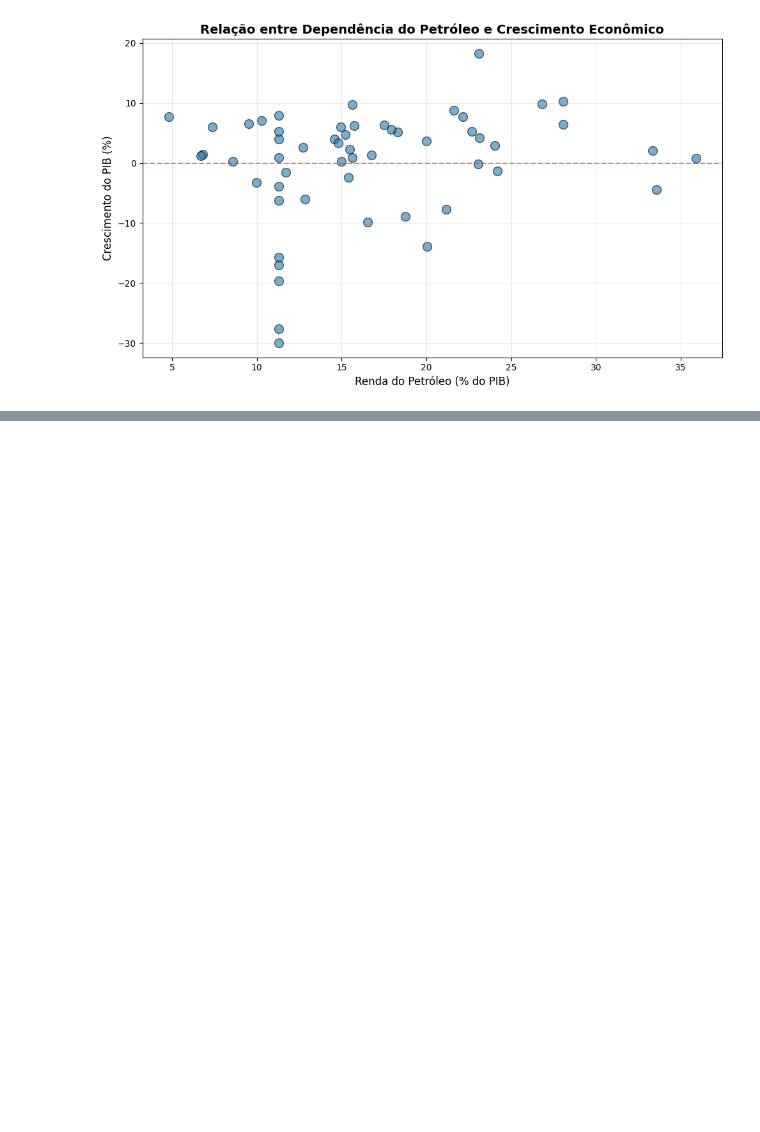
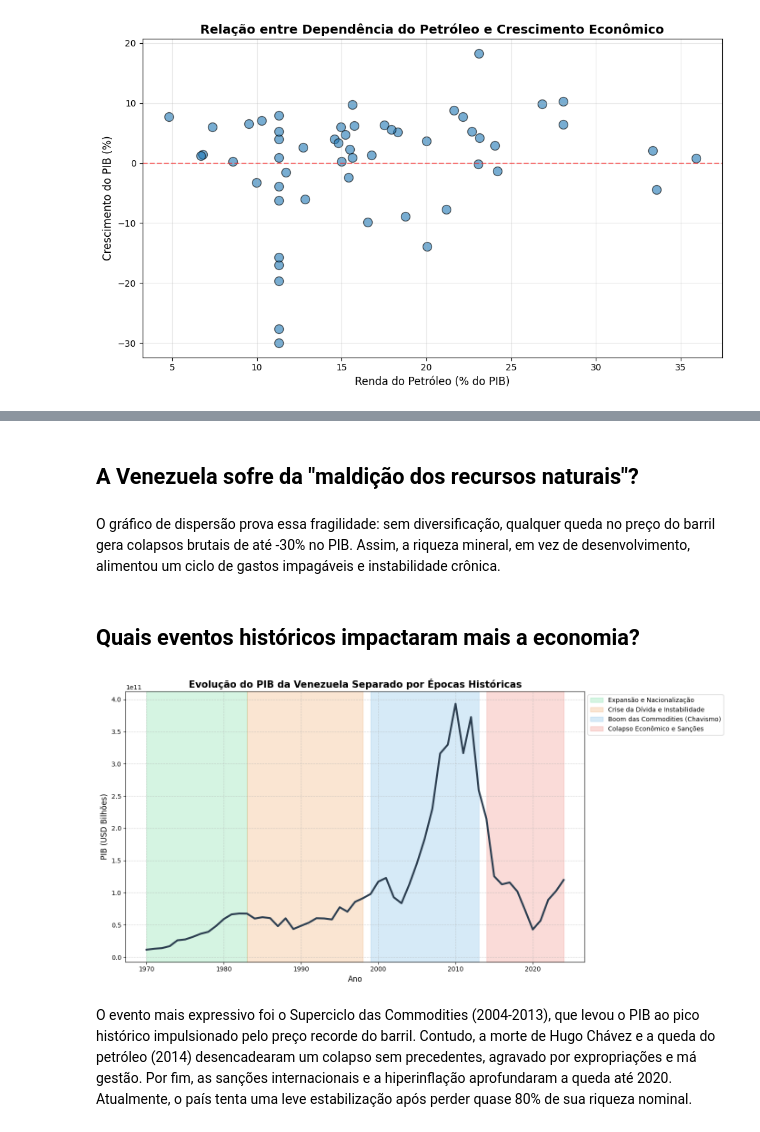
Before and after one commit to JonasSouza871/kaggle_DataScience_showcase, a Jupyter notebook: venezuela_economic_analysis_1970_2024.ipynb, the cells around one changed output, grey strips where cells are left out. Saved outputs shown, nothing was run; the diff lists cells and outputs as text; code cells hidden in the pictures; blank space fills up the shorter version.

```diff
--- a/venezuela_economic_analysis_1970_2024.ipynb
+++ b/venezuela_economic_analysis_1970_2024.ipynb
@@ -345,0 +361,38 @@ plt.show()
+# %% [markdown]
+## A Venezuela sofre da "maldição dos recursos naturais"?
+# %% [markdown]
+O gráfico de dispersão prova essa fragilidade: sem diversificação, qualquer queda no preço do barril gera colapsos brutais de até -30% no PIB. Assim, a riqueza mineral, em vez de desenvolvimento, alimentou um ciclo de gastos impagáveis e instabilidade crônica.
+# %% [markdown]
+##  Quais eventos históricos impactaram mais a economia?
+# %%
+import matplotlib.pyplot as plt
+
+# Definindo as épocas baseadas nos marcos históricos
+epocas = [
+    (1970, 1983, 'Expansão e Nacionalização', '#2ecc71'),
+    (1983, 1998, 'Crise da Dívida e Instabilidade', '#e67e22'),
+    (1999, 2013, 'Boom das Commodities (Chavismo)', '#3498db'),
+    (2014, 2024, 'Colapso Econômico e Sanções', '#e74c3c')
+]
+
+plt.figure(figsize=(14, 7))
+
+# Plotagem da linha principal (simulando a tendência do seu gráfico original)
+plt.plot(df['year'], df['gdp_current_usd'], color='#2c3e50', linewidth=3, zorder=5)
+
+# Sombreamento das épocas
+for inicio, fim, nome, cor in epocas:
+    plt.axvspan(inicio, fim, alpha=0.2, color=cor, label=nome)
+
+plt.title('Evolução do PIB da Venezuela Separado por Épocas Históricas', fontsize=15, fontweight='bold')
+plt.xlabel('Ano', fontsize=12)
+plt.ylabel('PIB (USD Bilhões)', fontsize=12)
+plt.legend(loc='upper left', bbox_to_anchor=(1, 1))
+plt.grid(True, linestyle='--', alpha=0.5)
+
+plt.tight_layout()
+plt.show()
+# %% [output]
+[figure, added]
+# %% [markdown]
+O evento mais expressivo foi o Superciclo das Commodities (2004-2013), que levou o PIB ao pico histórico impulsionado pelo preço recorde do barril. Contudo, a morte de Hugo Chávez e a queda do petróleo (2014) desencadearam um colapso sem precedentes, agravado por expropriações e má gestão. Por fim, as sanções internacionais e a hiperinflação aprofundaram a queda até 2020. Atualmente, o país tenta uma leve estabilização após perder quase 80% de sua riqueza nominal.
```
Also changed, not shown: parts of 10 cells of this notebook.
